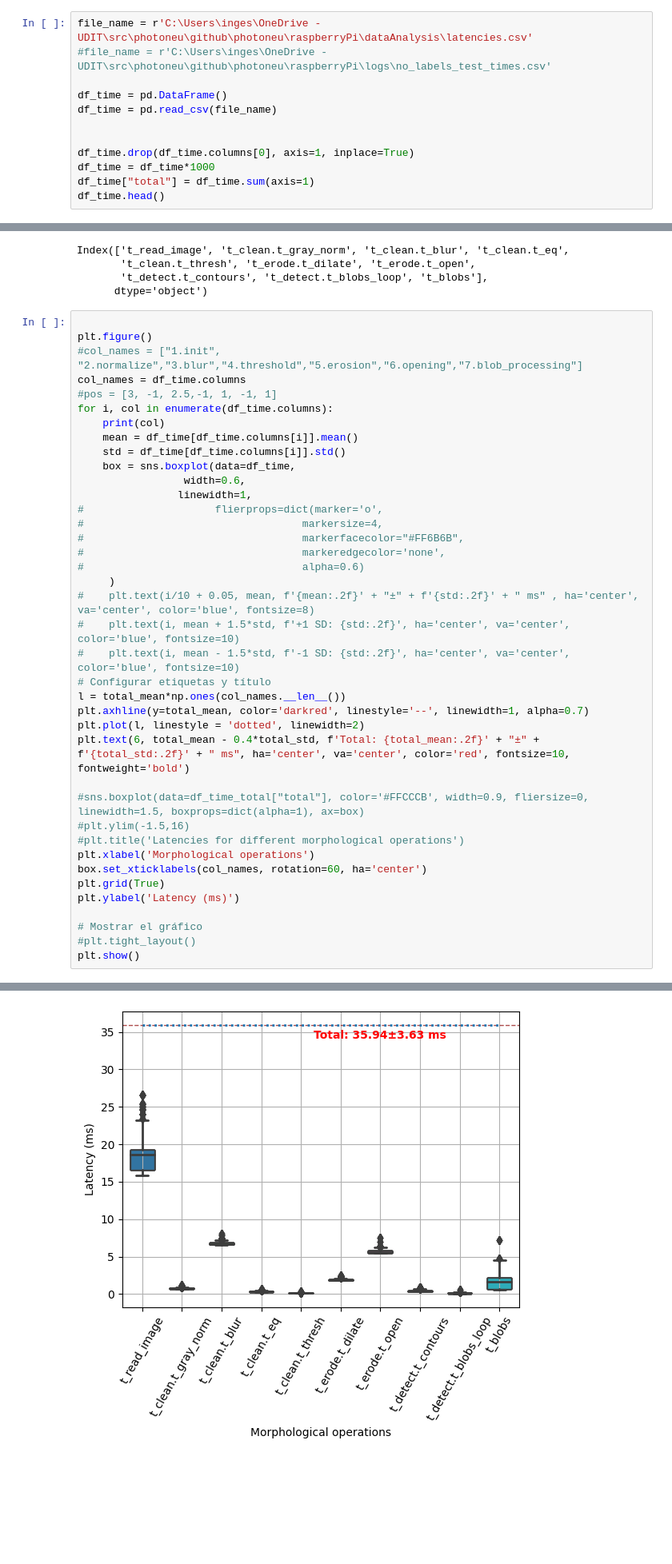
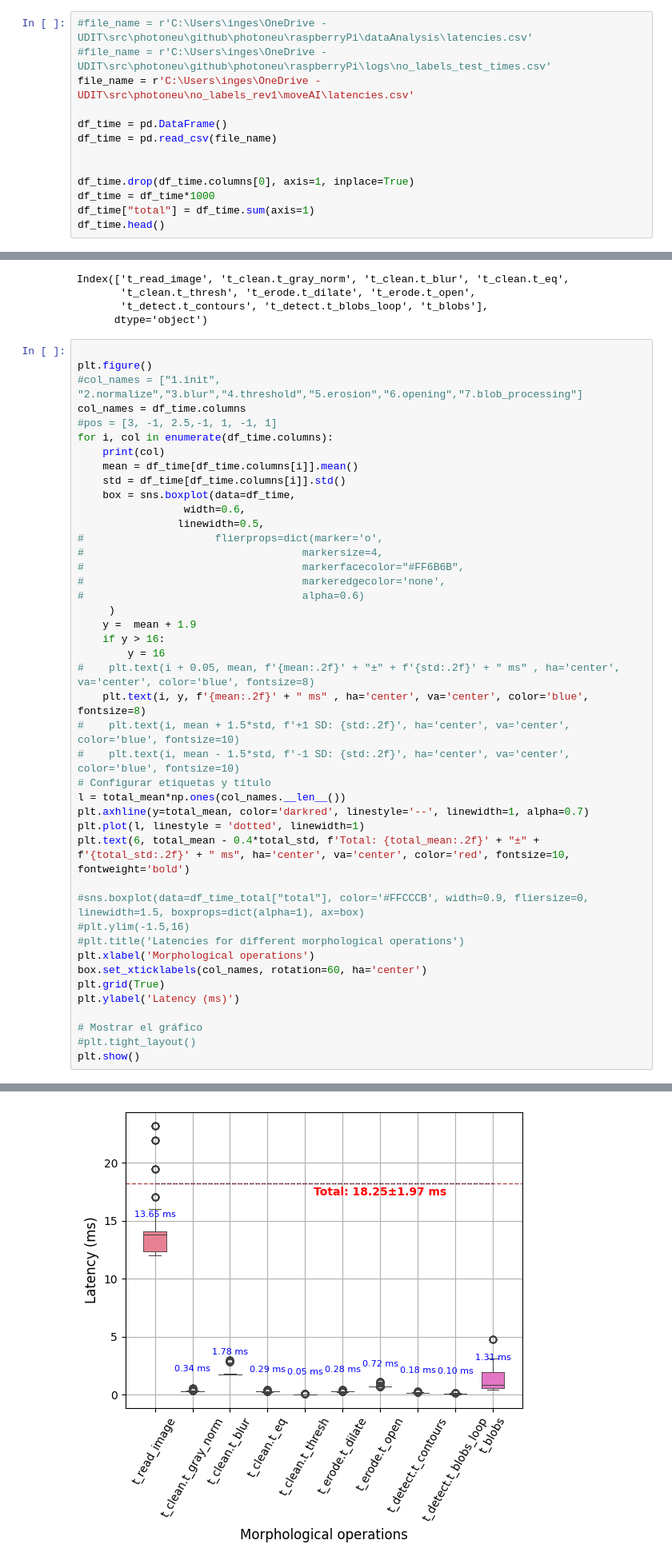
Before and after one commit to jfgorostiza/photoneu-1, a Jupyter notebook: photoneu/raspberryPi/dataAnalysis/temporal_analysis.ipynb, the cells around one changed output, grey strips where cells are left out. Shown at 80% size. Saved outputs shown, nothing was run; the diff lists cells and outputs as text; blank space fills up the shorter version.

```diff
--- a/photoneu/raspberryPi/dataAnalysis/temporal_analysis.ipynb
+++ b/photoneu/raspberryPi/dataAnalysis/temporal_analysis.ipynb
@@ -7,8 +7,9 @@ import numpy as np
 import seaborn as sns
 import matplotlib.pyplot as plt
 # %%
-file_name = r'C:\Users\inges\OneDrive - UDIT\src\photoneu\github\photoneu\raspberryPi\dataAnalysis\latencies.csv'
+#file_name = r'C:\Users\inges\OneDrive - UDIT\src\photoneu\github\photoneu\raspberryPi\dataAnalysis\latencies.csv'
 #file_name = r'C:\Users\inges\OneDrive - UDIT\src\photoneu\github\photoneu\raspberryPi\logs\no_labels_test_times.csv'
+file_name = r'C:\Users\inges\OneDrive - UDIT\src\photoneu\no_labels_rev1\moveAI\latencies.csv'
 
 df_time = pd.DataFrame()
 df_time = pd.read_csv(file_name)
@@ -82,45 +83,49 @@ for i, col in enumerate(df_time.columns):
     std = df_time[df_time.columns[i]].std()
     box = sns.boxplot(data=df_time,
                  width=0.6,
-                linewidth=1,
+                linewidth=0.5,
 #                     flierprops=dict(marker='o',
 #                                   markersize=4,
 #                                   markerfacecolor="#FF6B6B",
 #                                   markeredgecolor='none',
 #                                   alpha=0.6)
      )
-#    plt.text(i/10 + 0.05, mean, f'{mean:.2f}' + "±" + f'{std:.2f}' + " ms" , ha='center', va='center', color='blue', fontsize=8)
+    y =  mean + 1.9
+    if y > 16:
+        y = 16
+#    plt.text(i + 0.05, mean, f'{mean:.2f}' + "±" + f'{std:.2f}' + " ms" , ha='center', va='center', color='blue', fontsize=8)
+    plt.text(i, y, f'{mean:.2f}' + " ms" , ha='center', va='center', color='blue', fontsize=8)
 #    plt.text(i, mean + 1.5*std, f'+1 SD: {std:.2f}', ha='center', va='center', color='blue', fontsize=10)
 #    plt.text(i, mean - 1.5*std, f'-1 SD: {std:.2f}', ha='center', va='center', color='blue', fontsize=10)
 # Configurar etiquetas y título
 l = total_mean*np.ones(col_names.__len__())
 plt.axhline(y=total_mean, color='darkred', linestyle='--', linewidth=1, alpha=0.7)
-plt.plot(l, linestyle = 'dotted', linewidth=2)
+plt.plot(l, linestyle = 'dotted', linewidth=1)
 plt.text(6, total_mean - 0.4*total_std, f'Total: {total_mean:.2f}' + "±" + f'{total_std:.2f}' + " ms", ha='center', va='center', color='red', fontsize=10, fontweight='bold')
 
 #sns.boxplot(data=df_time_total["total"], color='#FFCCCB', width=0.9, fliersize=0, linewidth=1.5, boxprops=dict(alpha=1), ax=box)
 #plt.ylim(-1.5,16)
 #plt.title('Latencies for different morphological operations')
 plt.xlabel('Morphological operations')
 box.set_xticklabels(col_names, rotation=60, ha='center')
 plt.grid(True)
 plt.ylabel('Latency (ms)')
 
 # Mostrar el gráfico
 #plt.tight_layout()
 plt.show()
 # %% [output]
 t_read_image
 t_clean.t_gray_norm
 t_clean.t_blur
 t_clean.t_eq
 t_clean.t_thresh
 t_erode.t_dilate
 t_erode.t_open
 t_detect.t_contours
 t_detect.t_blobs_loop
 t_blobs
-[figure, old version]
+[figure, new version]
 # %%
 import matplotlib.pyplot as plt
 import seaborn as sns
```
Also changed, not shown: parts of 2 cells of this notebook, 12 other files.
